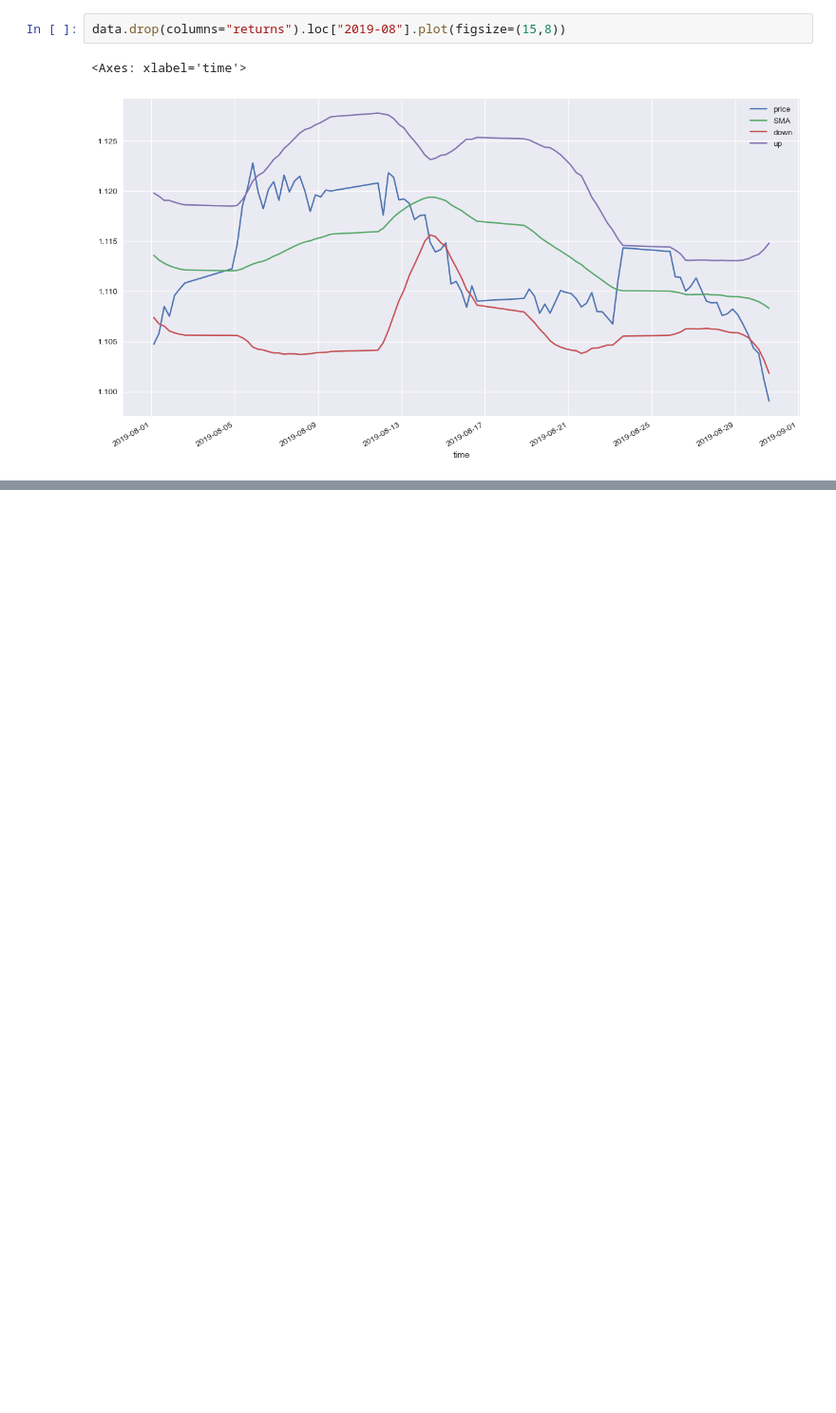
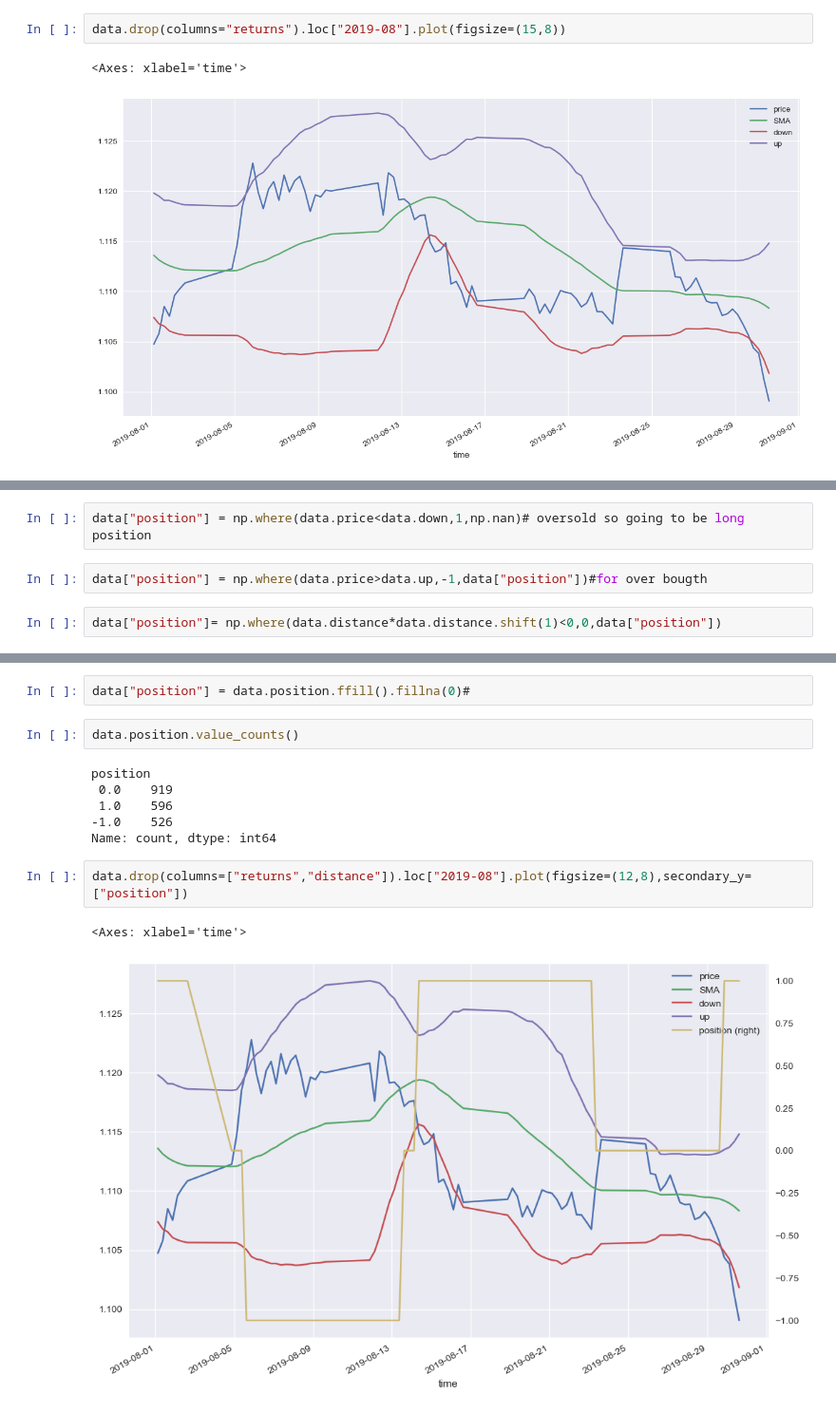
Before and after one commit to ravichandrapyda/automated-trading-systems, a Jupyter notebook: Bollinger band startegy.ipynb, the cells around one changed output, grey strips where cells are left out. Shown at 95% size. Saved outputs shown, nothing was run; the diff lists cells and outputs as text; blank space fills up the shorter version.

```diff
--- a/Bollinger band startegy.ipynb
+++ b/Bollinger band startegy.ipynb
@@ -94,0 +116,6 @@ data.drop(columns="returns").loc["2019-08"].plot(figsize=(15,8))
+# %%
+data["position"] = np.where(data.price<data.down,1,np.nan)# oversold so going to be long position
+# %%
+data["position"] = np.where(data.price>data.up,-1,data["position"])#for over bougth
+# %%
+data["position"]= np.where(data.distance*data.distance.shift(1)<0,0,data["position"])
@@ -94,0 +139,15 @@ data.drop(columns="returns").loc["2019-08"].plot(figsize=(15,8))
+# %%
+data["position"] = data.position.ffill().fillna(0)#
+# %%
+data.position.value_counts()
+# %% [output]
+position
+ 0.0    919
+ 1.0    596
+-1.0    526
+Name: count, dtype: int64
+# %%
+data.drop(columns=["returns","distance"]).loc["2019-08"].plot(figsize=(12,8),secondary_y=["position"])
+# %% [output]
+<Axes: xlabel='time'>
+[figure, added]
```
Also changed, not shown: parts of 23 cells of this notebook.
